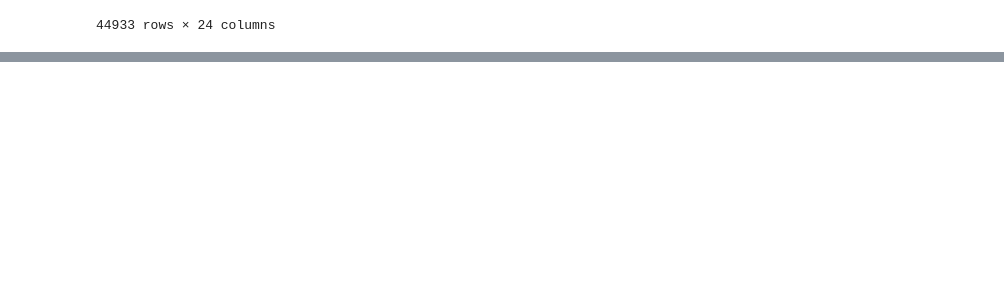
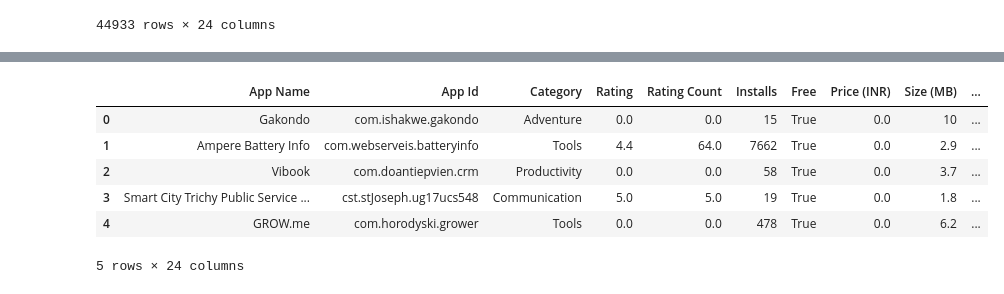
Before and after one commit to Sai-Preetham007/AI-ML, a Jupyter notebook: 2. Data Handling/EDA.ipynb, the cells around one changed output, grey strips where cells are left out. Drawn from its saved outputs; the diff is of its cells as text; code cells hidden in the pictures; blank space fills up the shorter version.

```diff
--- a/2. Data Handling/EDA.ipynb
+++ b/2. Data Handling/EDA.ipynb
@@ -454,0 +499,2 @@ df[(df["Currency"] == "USD") & (df["Free"] != True)]
+# %%
+df["Currency"] = "INR"
@@ -454,0 +515,2 @@ df[(df["Currency"] == "USD") & (df["Free"] != True)]
+# %%
+df.drop(columns={"Currency", "Installs", "Minimum Installs"}, inplace=True)
@@ -454,0 +526,2 @@ df[(df["Currency"] == "USD") & (df["Free"] != True)]
+# %%
+df.rename(columns={"Price" : "Price (INR)", "Maximum Installs" : "Installs"}, inplace=True)
@@ -454,0 +576,4 @@ df[(df["Currency"] == "USD") & (df["Free"] != True)]
+# %%
+temp1 = df["Scraped Time"].str.split().str[0]
+
+temp1
@@ -454,0 +593,14 @@ df[(df["Currency"] == "USD") & (df["Free"] != True)]
+# %%
+df["Year"] = temp1.str.split("-").str[0]
+df["Month"] = temp1.str.split("-").str[1]
+df["Date"] = temp1.str.split("-").str[2]
+
+df.head()
+# %% [output]
+|  | App Name | App Id | Category | Rating | Rating Count | Installs | Free | Price (INR) | Size (MB) | ... |
+| 0 | Gakondo | com.ishakwe.gakondo | Adventure | 0.0 | 0.0 | 15 | True | 0.0 | 10 | ... |
+| 1 | Ampere Battery Info | com.webserveis.batteryinfo | Tools | 4.4 | 64.0 | 7662 | True | 0.0 | 2.9 | ... |
+| 2 | Vibook | com.doantiepvien.crm | Productivity | 0.0 | 0.0 | 58 | True | 0.0 | 3.7 | ... |
+| 3 | Smart City Trichy Public Service ... | cst.stJoseph.ug17ucs548 | Communication | 5.0 | 5.0 | 19 | True | 0.0 | 1.8 | ... |
+| 4 | GROW.me | com.horodyski.grower | Tools | 0.0 | 0.0 | 478 | True | 0.0 | 6.2 | ... |
+5 rows × 24 columns
```
Also changed, not shown: parts of 28 cells of this notebook.
